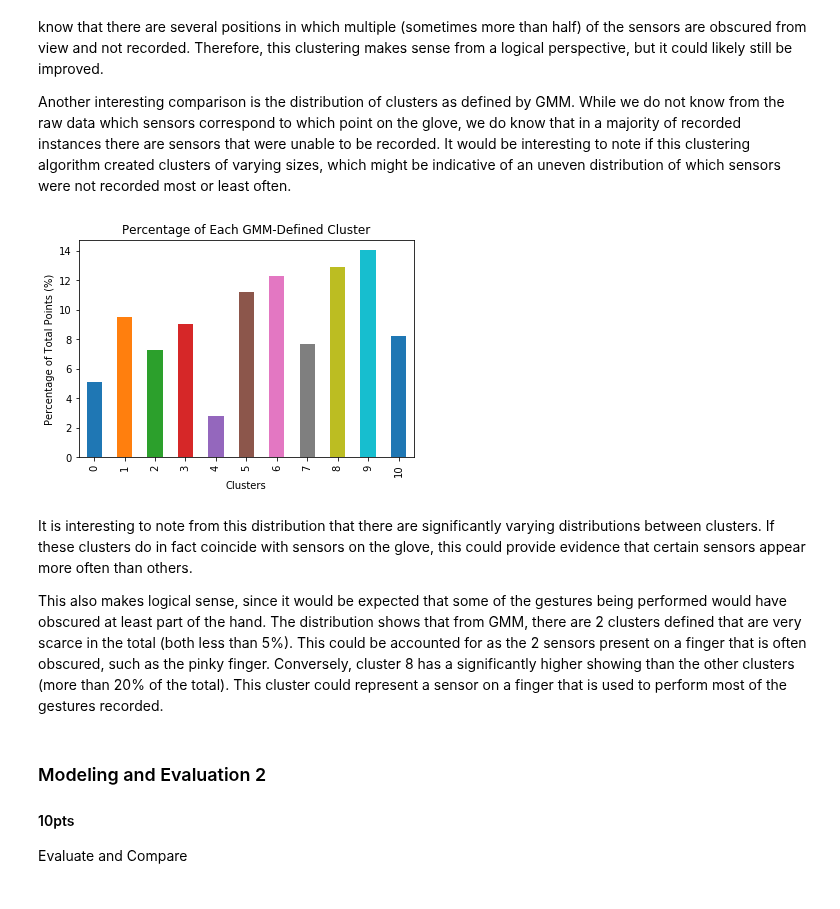
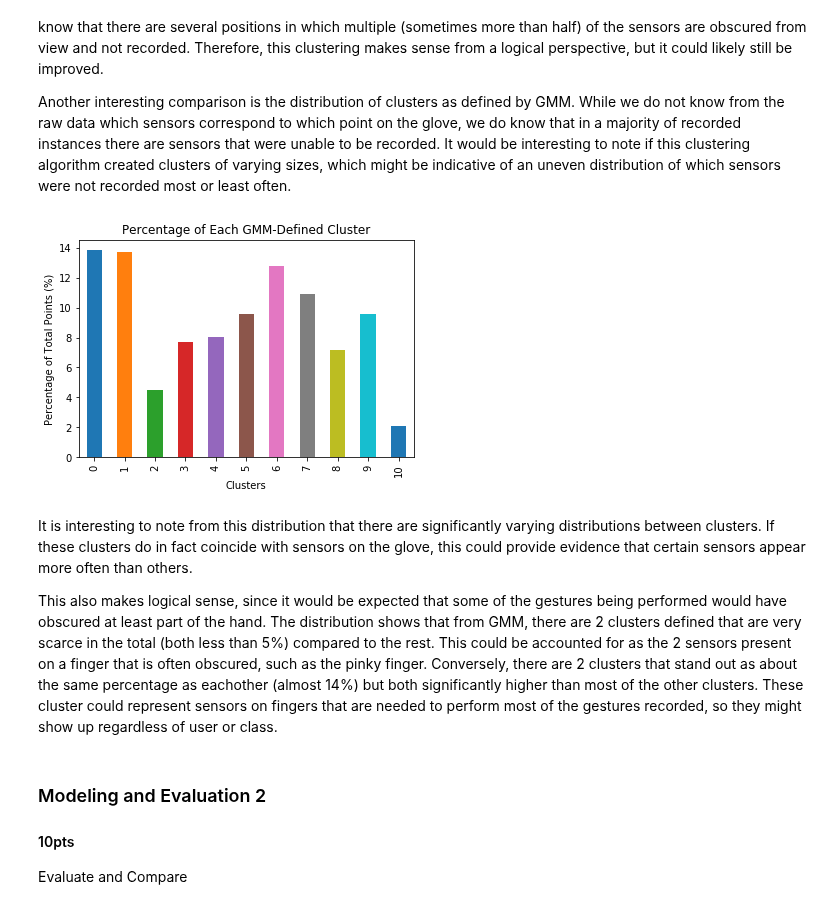
Before and after one commit to cdmorgan103/7331DataMiningNoShow, a Jupyter notebook: LAB3/Lab3.ipynb, the cells around one changed output. Drawn from its saved outputs; the diff is of its cells as text; code cells hidden in the pictures.

Commit message:
added randomstate (123456789) to make sure code is consistent on each run

```diff
--- a/LAB3/Lab3.ipynb
+++ b/LAB3/Lab3.ipynb
@@ -408,7 +408,10 @@ Visualizing the data set as we have in the two random samples above, it seems th
 from sklearn.mixture import GaussianMixture as GMM
 
 # Fit 11 clusters
-gmm = GMM(n_components=11)
+#  Set random state to '123456789' to make sure same result achieved each time
+gmm = GMM(n_components=11,
+          random_state=123456789
+          )
 gmm_X = df2[['X','Y','Z']]
 gmm.fit(gmm_X)
 gmm_clusters = gmm.predict(gmm_X)
@@ -444,21 +447,21 @@ From the data description, we know that there are 2 sensors on each finger and 3
 Another interesting comparison is the distribution of clusters as defined by GMM. While we do not know from the raw data which sensors correspond to which point on the glove, we do know that in a majority of recorded instances there are sensors that were unable to be recorded. It would be interesting to note if this clustering algorithm created clusters of varying sizes, which might be indicative of an uneven distribution of which sensors were not recorded most or least often.
 # %%
 # Create a new dataframe with the clusters defined as a new variable
-df_gmm = df2.copy()
+df_gmm = gmm_X
 df_gmm['Clusters'] = gmm_clusters
 
 # Count the number of instances in each cluster and convert to a percentage of the total
-cluster_pcts = df_gmm.groupby('Clusters').count()['Class'] / len(df2) * 100
+cluster_pcts = df_gmm.groupby('Clusters').count()['X'] / len(gmm_X) * 100
 
 # Plot the distribution
 ax = cluster_pcts.plot(kind='bar', title="Percentage of Each GMM-Defined Cluster")
 _ = ax.set_ylabel("Percentage of Total Points (%)")
 # %% [output]
-[figure, old version]
+[figure, new version]
 # %% [markdown]
 It is interesting to note from this distribution that there are significantly varying distributions between clusters. If these clusters do in fact coincide with sensors on the glove, this could provide evidence that certain sensors appear more often than others.
 
-This also makes logical sense, since it would be expected that some of the gestures being performed would have obscured at least part of the hand. The distribution shows that from GMM, there are 2 clusters defined that are very scarce in the total (both less than 5%). This could be accounted for as the 2 sensors present on a finger that is often obscured, such as the pinky finger. Conversely, cluster 8 has a significantly higher showing than the other clusters (more than 20% of the total). This cluster could represent a sensor on a finger that is used to perform most of the gestures recorded.
+This also makes logical sense, since it would be expected that some of the gestures being performed would have obscured at least part of the hand. The distribution shows that from GMM, there are 2 clusters defined that are very scarce in the total (both less than 5%) compared to the rest. This could be accounted for as the 2 sensors present on a finger that is often obscured, such as the pinky finger. Conversely, there are 2 clusters that stand out as about the same percentage as eachother (almost 14%) but both significantly higher than most of the other clusters. These cluster could represent sensors on fingers that are needed to perform most of the gestures recorded, so they might show up regardless of user or class.
 # %% [markdown]
 ### Modeling and Evaluation 2
 #### 10pts
```
Also changed, not shown: parts of 1 cell of this notebook.
